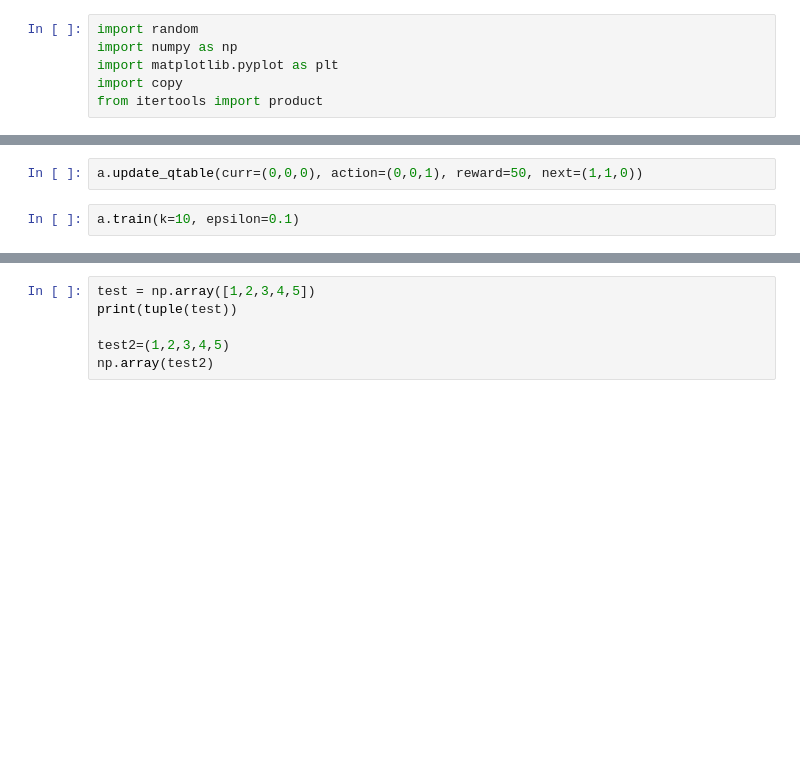
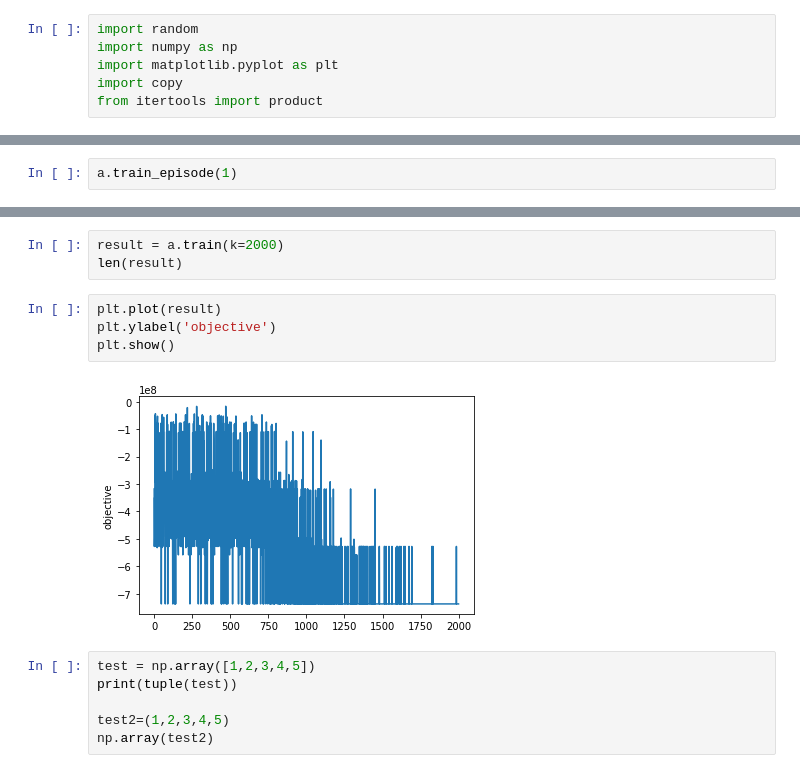
Before and after one commit to turnippy/cisc856project, a Jupyter notebook: CISC856Project.ipynb, the cells around one changed output, grey strips where cells are left out. Drawn from its saved outputs; the diff is of its cells as text; blank space fills up the shorter version.

```diff
--- a/CISC856Project.ipynb
+++ b/CISC856Project.ipynb
@@ -210,4 +231,0 @@ a = Agent(e)
-# %%
-a.update_qtable(curr=(0,0,0), action=(0,0,1), reward=50, next=(1,1,0))
-# %%
-a.train(k=10, epsilon=0.1)
@@ -241,0 +232,2 @@ Episode 10:
+# %%
+a.train_episode(1)
@@ -242,3 +263,12 @@ Episode 10:
+# %%
+result = a.train(k=2000)
+len(result)
+# %%
+plt.plot(result)
+plt.ylabel('objective')
+plt.show()
+# %% [output]
+[figure, added]
 # %%
 test = np.array([1,2,3,4,5])
 print(tuple(test))
```
Also changed, not shown: parts of 8 cells of this notebook.
